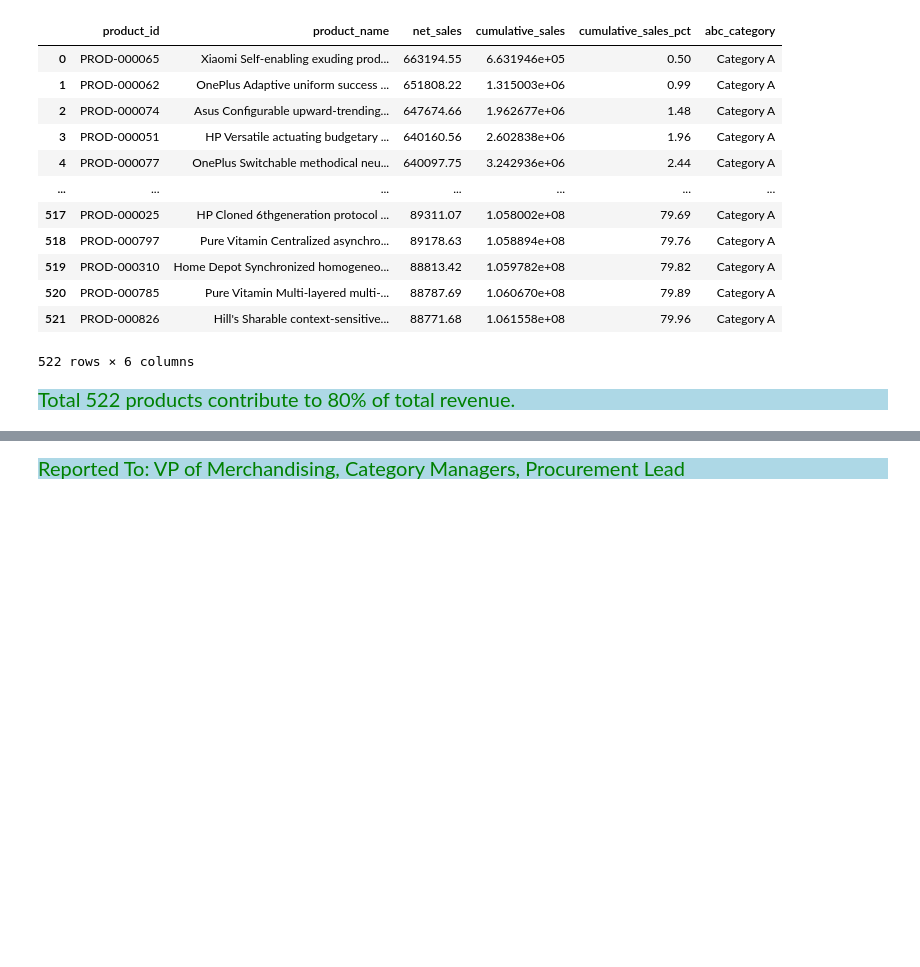
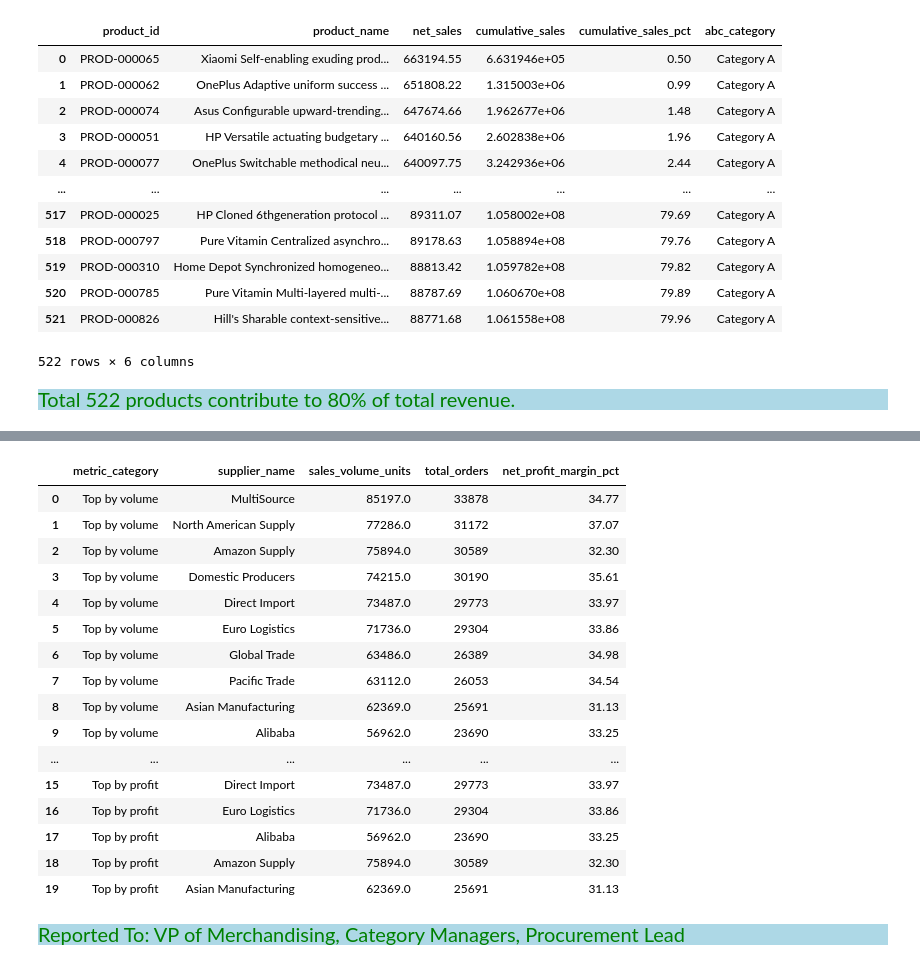
Before and after one commit to Kartika-Nidhi/E-Commerce_Analysis_SQL, a Jupyter notebook: E-commerceSalesAnalysisSQL.ipynb, the cells around one changed output, grey strips where cells are left out. Drawn from its saved outputs; the diff is of its cells as text; code cells hidden in the pictures; blank space fills up the shorter version.

```diff
--- a/E-commerceSalesAnalysisSQL.ipynb
+++ b/E-commerceSalesAnalysisSQL.ipynb
@@ -1205,3 +1399,101 @@ Analytical Focus: Multi-table joins across products, order_items, brands, and su
+# %%
+query = """
+WITH normalized_order_items AS (
+    SELECT
+        supplier_name,
+        o.order_id,
+        o.order_date,
+        oi.quantity,
+
+
+        (oi.quantity * oi.unit_price) * CASE UPPER(o.currency)
+            WHEN 'USD' THEN 1.0 WHEN 'EUR' THEN 1.08 WHEN 'GBP' THEN 1.28
+            WHEN 'CAD' THEN 0.74 WHEN 'AUD' THEN 0.66 WHEN 'AED' THEN 0.272 WHEN 'INR' THEN 0.012
+            ELSE 1.0 END AS item_gross_usd,
+
+        COALESCE(oi.discount_amount, 0) * CASE UPPER(o.currency)
+            WHEN 'USD' THEN 1.0 WHEN 'EUR' THEN 1.08 WHEN 'GBP' THEN 1.28
+            WHEN 'CAD' THEN 0.74 WHEN 'AUD' THEN 0.66 WHEN 'AED' THEN 0.272 WHEN 'INR' THEN 0.012
+            ELSE 1.0 END AS item_discount_usd,
+
+        oi.shipping_cost * CASE UPPER(o.currency)
+            WHEN 'USD' THEN 1.0 WHEN 'EUR' THEN 1.08 WHEN 'GBP' THEN 1.28
+            WHEN 'CAD' THEN 0.74 WHEN 'AUD' THEN 0.66 WHEN 'AED' THEN 0.272 WHEN 'INR' THEN 0.012
+            ELSE 1.0 END AS item_shipping_usd,
+
+        oi.product_cost * CASE UPPER(o.currency)
+            WHEN 'USD' THEN 1.0 WHEN 'EUR' THEN 1.08 WHEN 'GBP' THEN 1.28
+            WHEN 'CAD' THEN 0.74 WHEN 'AUD' THEN 0.66 WHEN 'AED' THEN 0.272 WHEN 'INR' THEN 0.012
+            ELSE 1.0 END AS item_product_cost_usd
+    FROM orders AS o
+    JOIN order_items AS oi
+        ON o.order_id = oi.order_id
+    JOIN products AS pro
+        ON oi.product_id = pro.product_id
+    JOIN suppliers AS sup
+        ON pro.supplier_id = sup.supplier_id
+    WHERE o.order_status = 'Completed'
+),
+top_by_volume AS (
+SELECT
+    'Top by volume' AS metric_category,
+    supplier_name,
+    SUM(quantity) AS sales_volume_units,
+    COUNT(DISTINCT order_id) AS total_orders,
+    ROUND(
+        (SUM((item_gross_usd - item_discount_usd) - item_shipping_usd - item_product_cost_usd) /
+        NULLIF(SUM(item_gross_usd - item_discount_usd), 0)) * 100,
+        2
+    ) AS net_profit_margin_pct
+
+FROM normalized_order_items
+GROUP BY supplier_name
+ORDER BY sales_volume_units DESC
+LIMIT 10
+),
+top_by_margin AS (
+SELECT
+    'Top by profit' AS metric_category,
+    supplier_name,
+    SUM(quantity) AS sales_volume_units,
+    COUNT(DISTINCT order_id) AS total_orders,
+    ROUND(
+        (SUM((item_gross_usd - item_discount_usd) - item_shipping_usd - item_product_cost_usd) /
+        NULLIF(SUM(item_gross_usd - item_discount_usd), 0)) * 100,
+        2
+    ) AS net_profit_margin_pct
+
+FROM normalized_order_items
+GROUP BY supplier_name
+ORDER BY net_profit_margin_pct DESC
+LIMIT 10)
+
+SELECT * FROM top_by_volume
+UNION ALL
+SELECT * FROM top_by_margin;
+"""
+
+
+supplier = pd.read_sql(query, engine)
+supplier
+# %% [output]
+|  | metric_category | supplier_name | sales_volume_units | total_orders | net_profit_margin_pct |
+| 0 | Top by volume | MultiSource | 85197.0 | 33878 | 34.77 |
+| 1 | Top by volume | North American Supply | 77286.0 | 31172 | 37.07 |
+| 2 | Top by volume | Amazon Supply | 75894.0 | 30589 | 32.30 |
+| 3 | Top by volume | Domestic Producers | 74215.0 | 30190 | 35.61 |
+| 4 | Top by volume | Direct Import | 73487.0 | 29773 | 33.97 |
+| 5 | Top by volume | Euro Logistics | 71736.0 | 29304 | 33.86 |
+| 6 | Top by volume | Global Trade | 63486.0 | 26389 | 34.98 |
+| 7 | Top by volume | Pacific Trade | 63112.0 | 26053 | 34.54 |
+| 8 | Top by volume | Asian Manufacturing | 62369.0 | 25691 | 31.13 |
+| 9 | Top by volume | Alibaba | 56962.0 | 23690 | 33.25 |
+| ... | ... | ... | ... | ... | ... |
+| 15 | Top by profit | Direct Import | 73487.0 | 29773 | 33.97 |
+| 16 | Top by profit | Euro Logistics | 71736.0 | 29304 | 33.86 |
+| 17 | Top by profit | Alibaba | 56962.0 | 23690 | 33.25 |
+| 18 | Top by profit | Amazon Supply | 75894.0 | 30589 | 32.30 |
+| 19 | Top by profit | Asian Manufacturing | 62369.0 | 25691 | 31.13 |
 # %% [markdown]
 <div style = "background-color:lightblue; color:green; font-size:20px; text-align:justify">
 Reported To: VP of Merchandising, Category Managers, Procurement Lead
```
Also changed, not shown: parts of 5 cells of this notebook.
